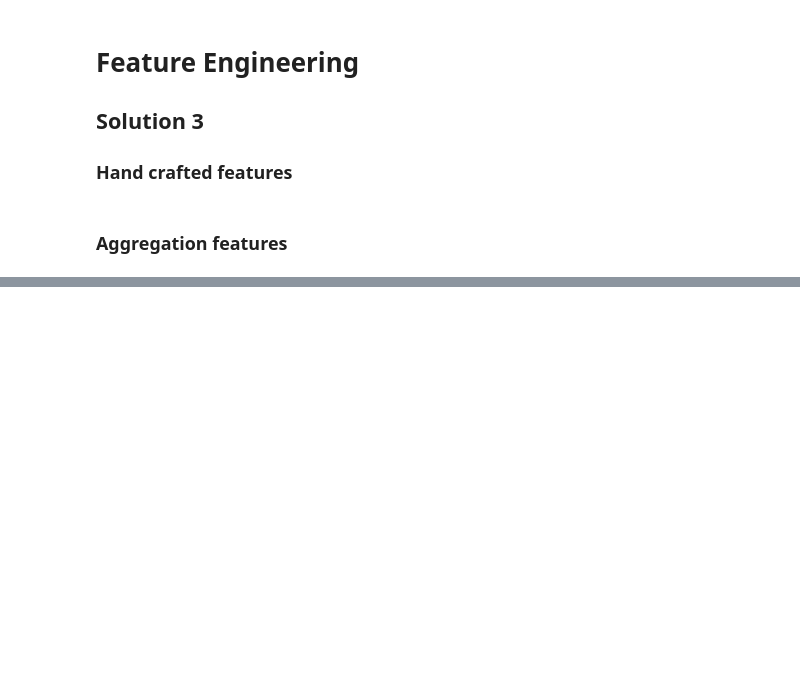
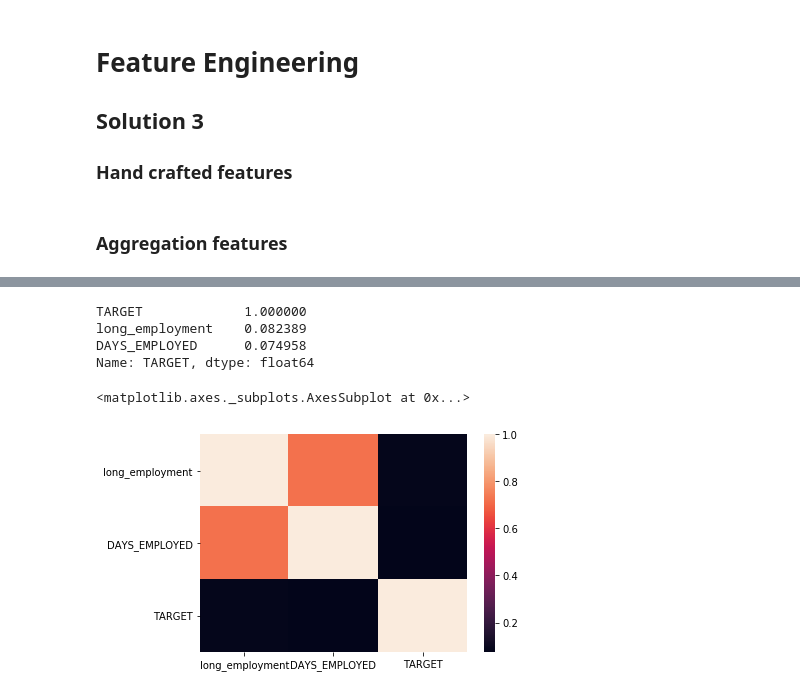
Before and after one commit to minerva-ml/open-solution-home-credit, a Jupyter notebook: notebooks/eda-application.ipynb, the cells around one changed output, grey strips where cells are left out. Cells and saved outputs as stored; diff of their text form; code cells hidden in the pictures; blank space fills up the shorter version.

Commit message:
age/employment dummies

```diff
--- a/notebooks/eda-application.ipynb
+++ b/notebooks/eda-application.ipynb
@@ -152,0 +202,19 @@ sns.heatmap(X_agg_corr,
+# %%
+X['long_employment'] = (X['DAYS_EMPLOYED'] > -2000).astype(int)
+feature_names = ['long_employment']
+# %%
+X_employment = X[feature_names +['DAYS_EMPLOYED'] + ['TARGET']]
+X_employment_corr = abs(X_employment.corr())
+X_employment_corr.sort_values('TARGET', ascending=False)['TARGET']
+# %% [output]
+TARGET             1.000000
+long_employment    0.082389
+DAYS_EMPLOYED      0.074958
+Name: TARGET, dtype: float64
+# %%
+sns.heatmap(X_employment_corr,
+            xticklabels=X_employment_corr.columns,
+            yticklabels=X_employment_corr.columns)
+# %% [output]
+<matplotlib.axes._subplots.AxesSubplot at 0x...>
+[figure, added]
```
Also changed, not shown: parts of 14 cells of this notebook, 1 other file.
